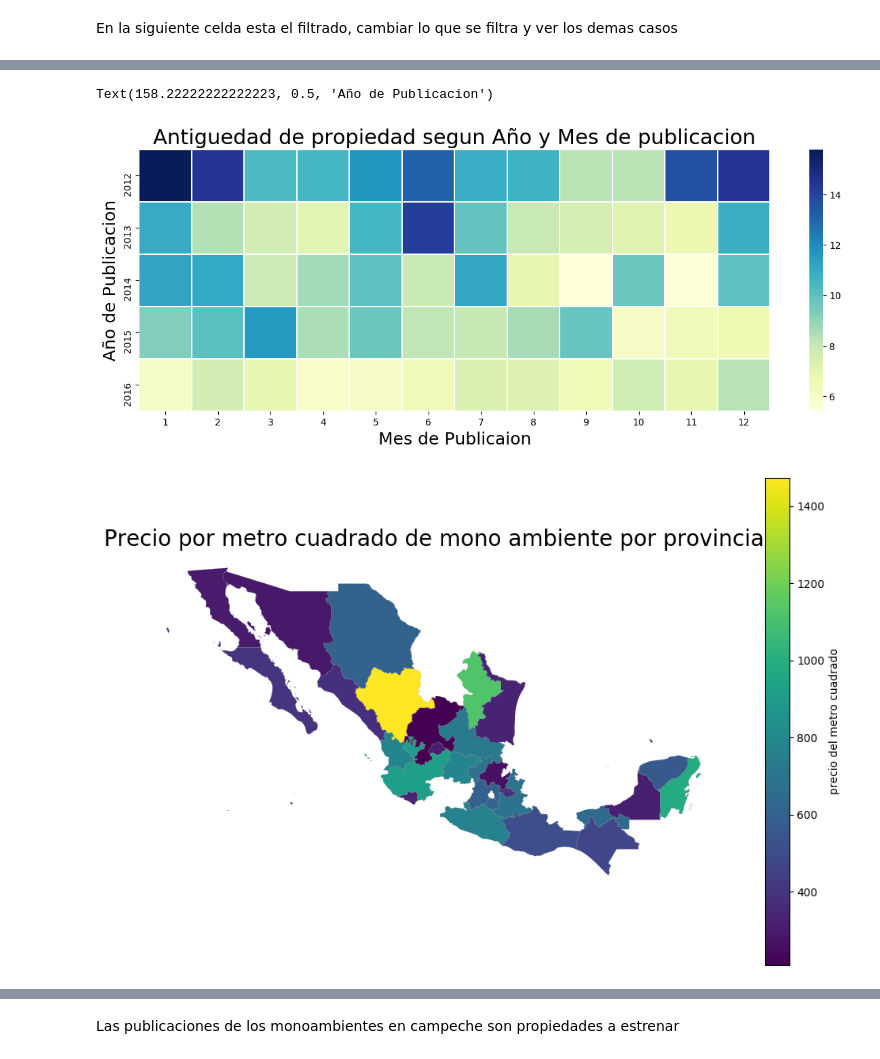
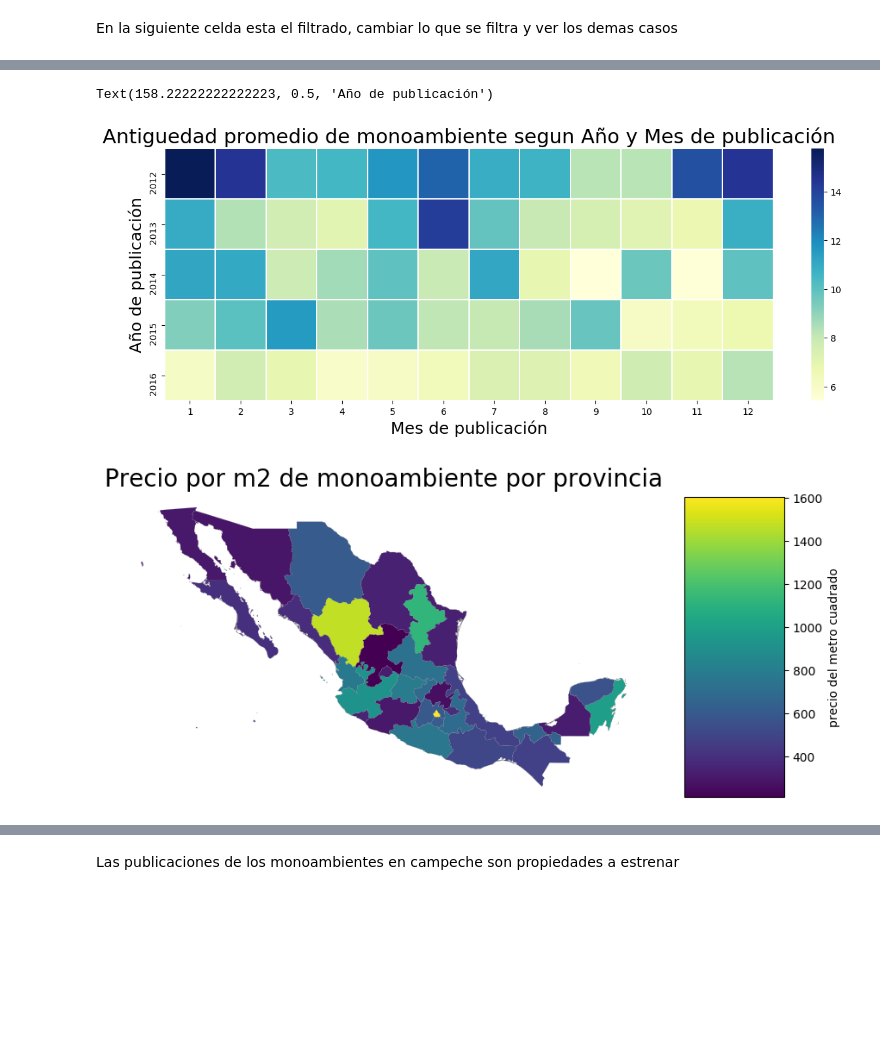
Before and after one commit to petermacgaul/orgaDatos-1, a Jupyter notebook: TP1/04-AnalisisMonoAmbientes.ipynb, the cells around one changed output, grey strips where cells are left out. Drawn from its saved outputs; the diff is of its cells as text; code cells hidden in the pictures; blank space fills up the shorter version.

```diff
--- a/TP1/04-AnalisisMonoAmbientes.ipynb
+++ b/TP1/04-AnalisisMonoAmbientes.ipynb
@@ -11,7 +11,7 @@ from shapely.geometry import Point, Polygon
 
 
 plt.style.use('default')
-plt.rcParams['figure.figsize'] = [12.0,8.0]
+plt.rcParams['figure.figsize'] = [10.0,7.0]
 
 df = pd.read_csv('data/train.csv',dtype={'tipodepropiedad':'category','ciudad':'category','provincia':'category'})
 df['fecha'] = pd.to_datetime(df['fecha'])
@@ -30,9 +30,9 @@ def fix_state_names(state_name):
 # %%
 df['metrostotales'].fillna(df['metroscubiertos'], inplace=True)
 df['metroscubiertos'].fillna(df['metrostotales'], inplace=True)
+# %%
+df['preciom2usd'] = df['preciousd'] / df['metrostotales']
 # %% [markdown]
 En la siguiente celda esta el filtrado, cambiar lo que se filtra y ver los demas casos
 # %%
 mono = df[df["habitaciones"]==1]
-# %%
-mono['preciom2usd'] = mono['preciousd'] / mono['metrostotales']
@@ -109,41 +153,39 @@ publicado = publicado.pivot_table(index='anio de publicacion', columns='mes de p
 plt.figure(figsize=(15,5))
 g = sns.heatmap(publicado,  cmap="YlGnBu", linewidths=.5)
 g.set_ylim(5,-0,1)
-g.set_title("Antiguedad de propiedad segun Año y Mes de publicacion", fontsize=22)
-g.set_xlabel("Mes de Publicaion",fontsize=18)
-g.set_ylabel("Año de Publicacion", fontsize=18)
+g.set_title("Antiguedad promedio de monoambiente segun Año y Mes de publicación", fontsize=22)
+g.set_xlabel("Mes de publicación",fontsize=18)
+g.set_ylabel("Año de publicación", fontsize=18)
 # %% [output]
-Text(158.22222222222223, 0.5, 'Año de Publicacion')
+Text(158.22222222222223, 0.5, 'Año de publicación')
-[figure, old version]
+[figure, new version]
 # %%
-mexico = gpd.read_file('data/shapes/MEX_adm1.shp')
-
-mexico = mexico.rename(columns={"Name":"NAME_1"})
+mexico = gpd.read_file('../shapes/MEX_adm1.shp')
 
 mexico['NAME_1'] = mexico['NAME_1'].map(fix_state_names)
 
 mono_avg_preciom2 = mono.groupby('provincia').agg({'preciom2usd': 'mean'})\
                         .reset_index().rename(columns={'preciom2usd': 'avg preciom2usd'})\
                         .sort_values('avg preciom2usd', ascending=False)
 
 mexico = pd.merge(left=mexico, right=mono_avg_preciom2, left_on='NAME_1', right_on='provincia')
 
 vmin = mexico['avg preciom2usd'].min()
 vmax = mexico['avg preciom2usd'].max()
 
 fig, ax = plt.subplots()
 mexico.plot(ax=ax, column='avg preciom2usd', cmap='viridis', linewidth=0.1, edgecolor='0.5')
 
-ax.set_title('Precio por metro cuadrado de mono ambiente por provincia', fontsize=20)
+ax.set_title('Precio por m2 de monoambiente por provincia', fontsize=20)
 ax.axis('off')
 
 sm = plt.cm.ScalarMappable(cmap='viridis', norm=plt.Normalize(vmin=vmin, vmax=vmax))
 
 sm._A = []
-cbar = fig.colorbar(sm)
+cbar = fig.colorbar(sm,aspect=3)
 cbar.set_label('precio del metro cuadrado');
 # %% [output]
-[figure, old version]
+[figure, new version]
 # %%
 agrupado = mono.groupby("provincia").agg({"antiguedad":"mean"}).sort_values(by="antiguedad")
 # %%
```
Also changed, not shown: parts of 15 cells of this notebook, 7 other files.
